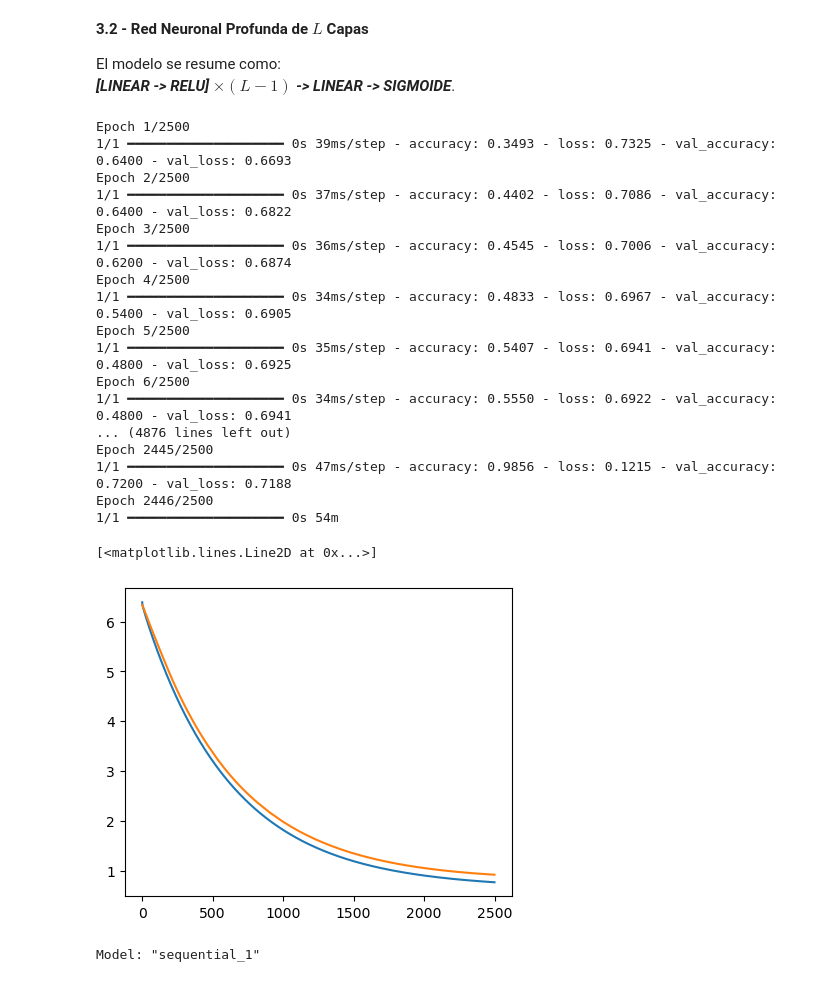
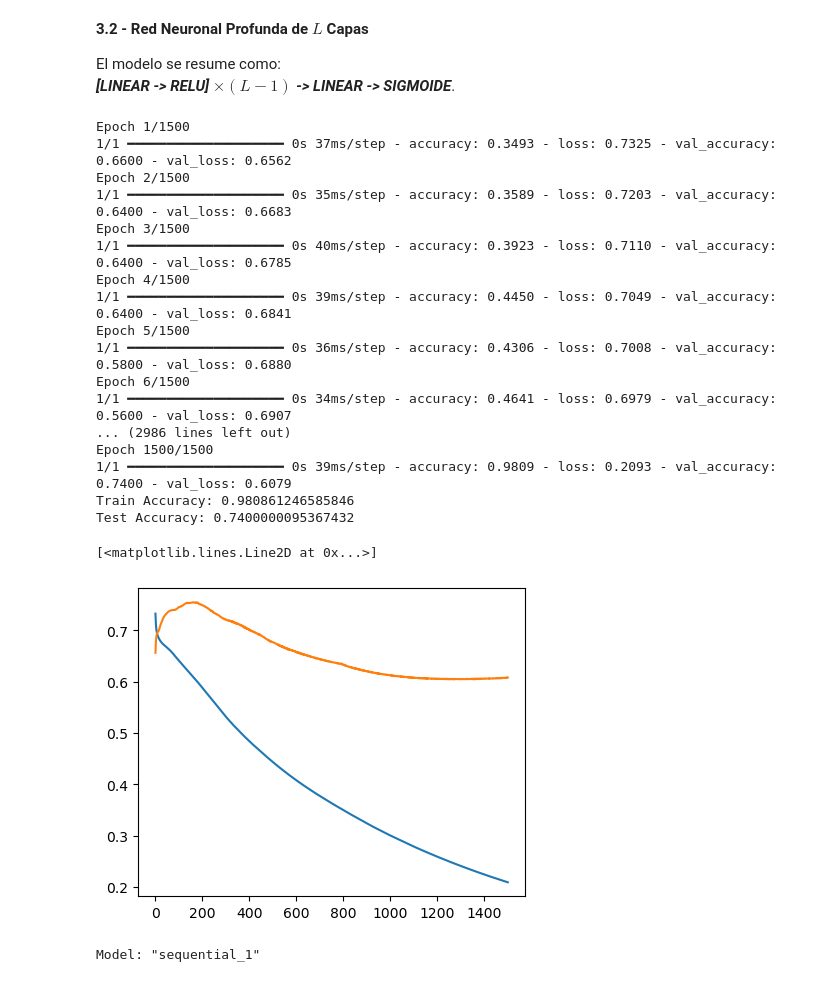
Before and after one commit to savedjuli/DeepLearning, a Jupyter notebook: 5-DNN con Keras/Aplicacion de una DNN Keras.ipynb, the cells around one changed output. Drawn from its saved outputs; the diff is of its cells as text; code cells hidden in the pictures.

```diff
--- a/5-DNN con Keras/Aplicacion de una DNN Keras.ipynb
+++ b/5-DNN con Keras/Aplicacion de una DNN Keras.ipynb
@@ -177,7 +182,7 @@ keras.utils.set_random_seed(812)
 
 
 # Define the model
-model = Sequential([
+model2 = Sequential([
     layers.Input(shape=(64,64,3)),
     layers.Flatten(),
     layers.Dense(20, activation='relu'),    # hidden layer
@@ -187,41 +192,41 @@ model = Sequential([
     ])
 
 # Compile the model
-model.compile(optimizer=SGD(learning_rate=0.002), loss='binary_crossentropy', metrics=['accuracy'])
+model2.compile(optimizer=Adam(learning_rate=0.00001), loss='binary_crossentropy', metrics=['accuracy'])
 
 # Train the model
-history=model.fit(train_x, train_y, epochs=2500, batch_size=209, verbose=1,validation_data=(test_x,test_y))
+history2=model2.fit(train_x, train_y, epochs=1500, batch_size=209, verbose=1,validation_data=(test_x,test_y))
 
 # Evaluate the model
-train_loss, train_acc = model.evaluate(train_x, train_y, verbose=0)
-test_loss, test_acc = model.evaluate(test_x, test_y, verbose=0)
+train_loss, train_acc = model2.evaluate(train_x, train_y, verbose=0)
+test_loss, test_acc = model2.evaluate(test_x, test_y, verbose=0)
 
 print(f"Train Accuracy: {train_acc}")
 print(f"Test Accuracy: {test_acc}")
 # %% [output]
-Epoch 1/2500
-1/1 ━━━━━━━━━━━━━━━━━━━━ 0s 39ms/step - accuracy: 0.3493 - loss: 0.7325 - val_accuracy: 0.6400 - val_loss: 0.6693
-Epoch 2/2500
-1/1 ━━━━━━━━━━━━━━━━━━━━ 0s 37ms/step - accuracy: 0.4402 - loss: 0.7086 - val_accuracy: 0.6400 - val_loss: 0.6822
-Epoch 3/2500
-1/1 ━━━━━━━━━━━━━━━━━━━━ 0s 36ms/step - accuracy: 0.4545 - loss: 0.7006 - val_accuracy: 0.6200 - val_loss: 0.6874
-Epoch 4/2500
-1/1 ━━━━━━━━━━━━━━━━━━━━ 0s 34ms/step - accuracy: 0.4833 - loss: 0.6967 - val_accuracy: 0.5400 - val_loss: 0.6905
-Epoch 5/2500
-1/1 ━━━━━━━━━━━━━━━━━━━━ 0s 35ms/step - accuracy: 0.5407 - loss: 0.6941 - val_accuracy: 0.4800 - val_loss: 0.6925
-Epoch 6/2500
-1/1 ━━━━━━━━━━━━━━━━━━━━ 0s 34ms/step - accuracy: 0.5550 - loss: 0.6922 - val_accuracy: 0.4800 - val_loss: 0.6941
-... (4876 lines left out)
-Epoch 2445/2500
-1/1 ━━━━━━━━━━━━━━━━━━━━ 0s 47ms/step - accuracy: 0.9856 - loss: 0.1215 - val_accuracy: 0.7200 - val_loss: 0.7188
-Epoch 2446/2500
-1/1 ━━━━━━━━━━━━━━━━━━━━ 0s 54m
+Epoch 1/1500
+1/1 ━━━━━━━━━━━━━━━━━━━━ 0s 37ms/step - accuracy: 0.3493 - loss: 0.7325 - val_accuracy: 0.6600 - val_loss: 0.6562
+Epoch 2/1500
+1/1 ━━━━━━━━━━━━━━━━━━━━ 0s 35ms/step - accuracy: 0.3589 - loss: 0.7203 - val_accuracy: 0.6400 - val_loss: 0.6683
+Epoch 3/1500
+1/1 ━━━━━━━━━━━━━━━━━━━━ 0s 40ms/step - accuracy: 0.3923 - loss: 0.7110 - val_accuracy: 0.6400 - val_loss: 0.6785
+Epoch 4/1500
+1/1 ━━━━━━━━━━━━━━━━━━━━ 0s 39ms/step - accuracy: 0.4450 - loss: 0.7049 - val_accuracy: 0.6400 - val_loss: 0.6841
+Epoch 5/1500
+1/1 ━━━━━━━━━━━━━━━━━━━━ 0s 36ms/step - accuracy: 0.4306 - loss: 0.7008 - val_accuracy: 0.5800 - val_loss: 0.6880
+Epoch 6/1500
+1/1 ━━━━━━━━━━━━━━━━━━━━ 0s 34ms/step - accuracy: 0.4641 - loss: 0.6979 - val_accuracy: 0.5600 - val_loss: 0.6907
+... (2986 lines left out)
+Epoch 1500/1500
+1/1 ━━━━━━━━━━━━━━━━━━━━ 0s 39ms/step - accuracy: 0.9809 - loss: 0.2093 - val_accuracy: 0.7400 - val_loss: 0.6079
+Train Accuracy: 0.980861246585846
+Test Accuracy: 0.7400000095367432
 # %%
-plt.plot(history.history['loss'],label='training loss')
-plt.plot(history.history['val_loss'],label='validation loss')
+plt.plot(history2.history['loss'],label='training loss')
+plt.plot(history2.history['val_loss'],label='validation loss')
 # %% [output]
 [<matplotlib.lines.Line2D at 0x...>]
-[figure, old version]
+[figure, new version]
 # %%
 print(model.summary())
 # %% [output]
```
Also changed, not shown: parts of 2 cells of this notebook, 5 other files.
